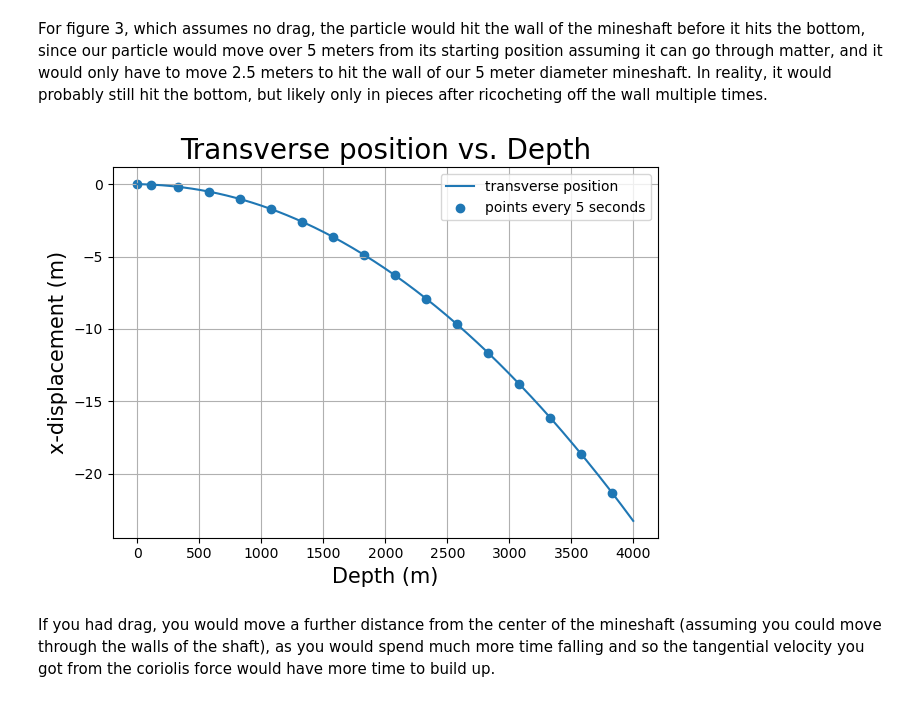
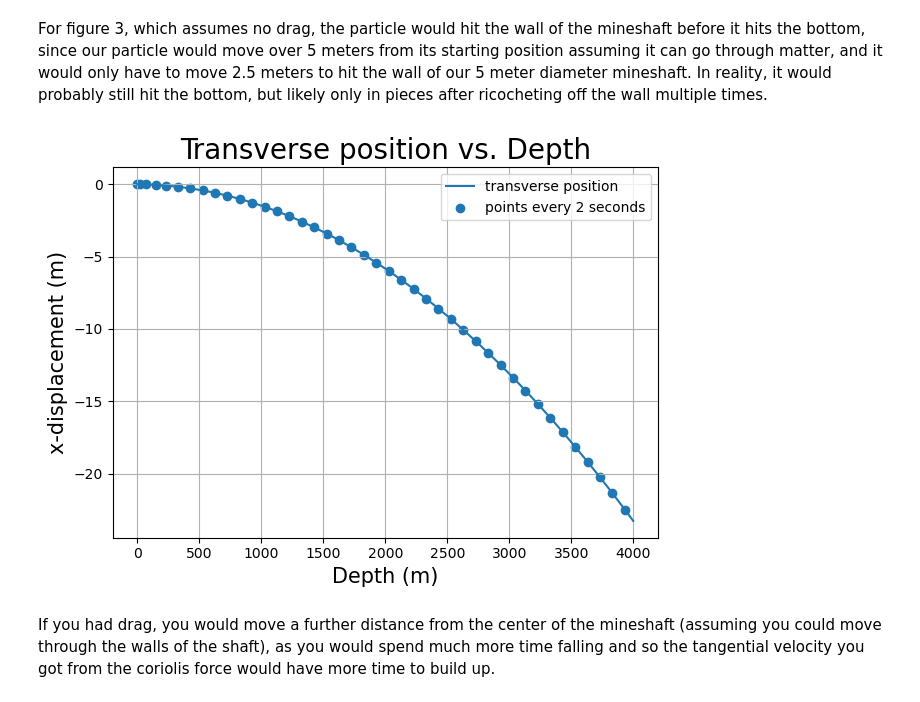
Before and after one commit to MatthewPrem/PHYS265-spring25, a Jupyter notebook: Lab2/Lab 2.ipynb, the cells around one changed output. Saved outputs shown, nothing was run; the diff lists cells and outputs as text; code cells hidden in the pictures.

```diff
--- a/Lab2/Lab 2.ipynb
+++ b/Lab2/Lab 2.ipynb
@@ -195,24 +197,24 @@ For figure 3, which assumes no drag, the particle would hit the wall of the mine
 # %%
 tSpan = (0,100)
 tEval = np.linspace(tSpan[0], tSpan[1], 50)
 s0 = (0,Re,0,0,0,0)
 
 soln = solve_ivp(derC, t_span = tSpan, t_eval = tEval, y0=s0, args = (0.0039, 2,wm), dense_output=True, events=event)#solve_ivp(derC, t_span = tSpan, t_eval = tEval, y0=s0, args = (0.0039, 2,wm), dense_output=True, events=event)
 t_hit = soln.t_events[0][0]
 
 fig, ax = plt.subplots(1,1)
 time_dense = np.linspace(tSpan[0],t_hit, 300)
 ax.plot(Re-soln.sol(time_dense)[1], soln.sol(time_dense)[0], label="transverse position")
-timePoints = np.arange(tSpan[0], t_hit, 5)
-ax.scatter(Re-soln.sol(timePoints)[1], soln.sol(timePoints)[0], label="points every 5 seconds")
+timePoints = np.arange(tSpan[0], t_hit, 2)
+ax.scatter(Re-soln.sol(timePoints)[1], soln.sol(timePoints)[0], label="points every 2 seconds")
 ax.set_xlabel("Depth (m)", fontsize=15)
 ax.set_ylabel("x-displacement (m)", fontsize=15)
 ax.set_title("Transverse position vs. Depth", fontsize=20)
 ax.legend()
 ax.grid()
 fig.tight_layout()
 # %% [output]
-[figure, old version]
+[figure, new version]
 # %% [markdown]
 If you had drag, you would move a further distance from the center of the mineshaft (assuming you could move through the walls of the shaft), as you would spend much more time falling and so the tangential velocity you got from the coriolis force would have more time to build up.
 # %% [markdown]
```
Also changed, not shown: parts of 21 cells of this notebook.
